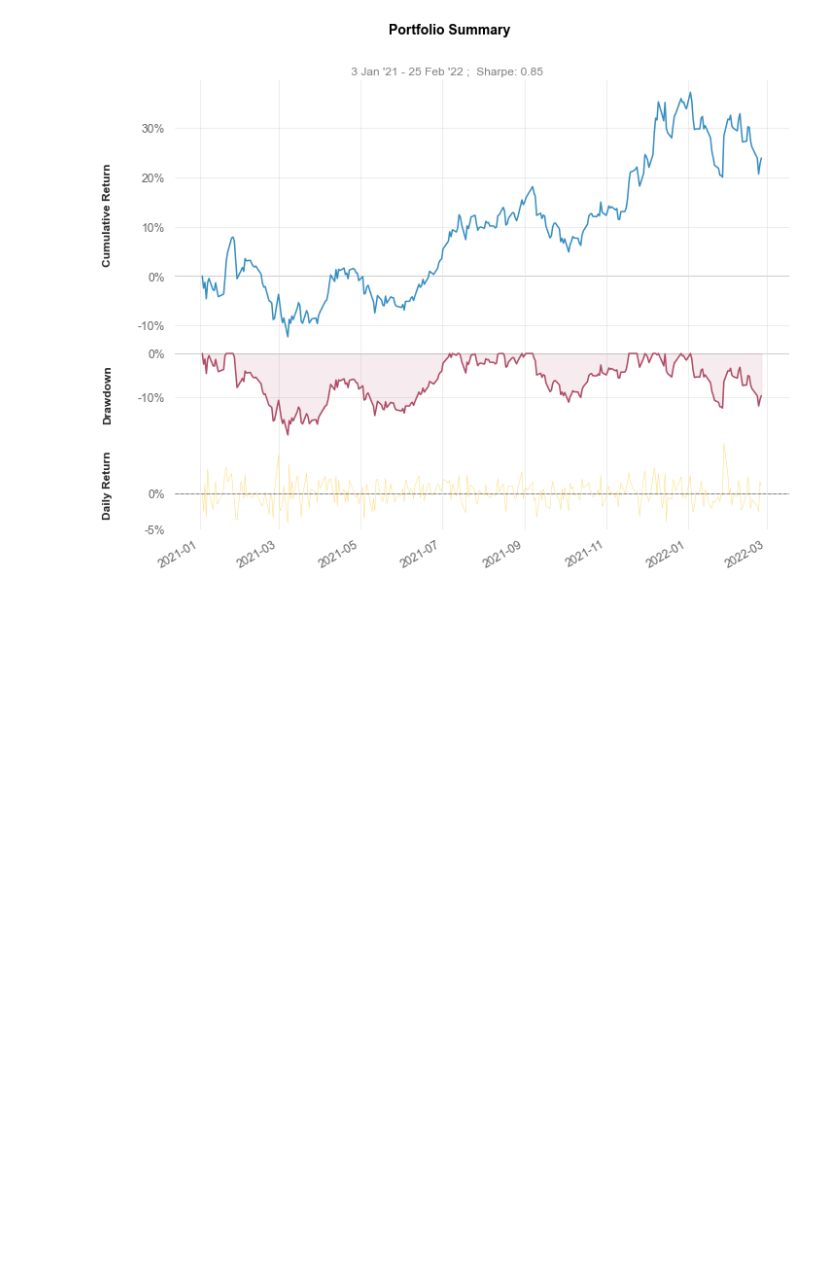
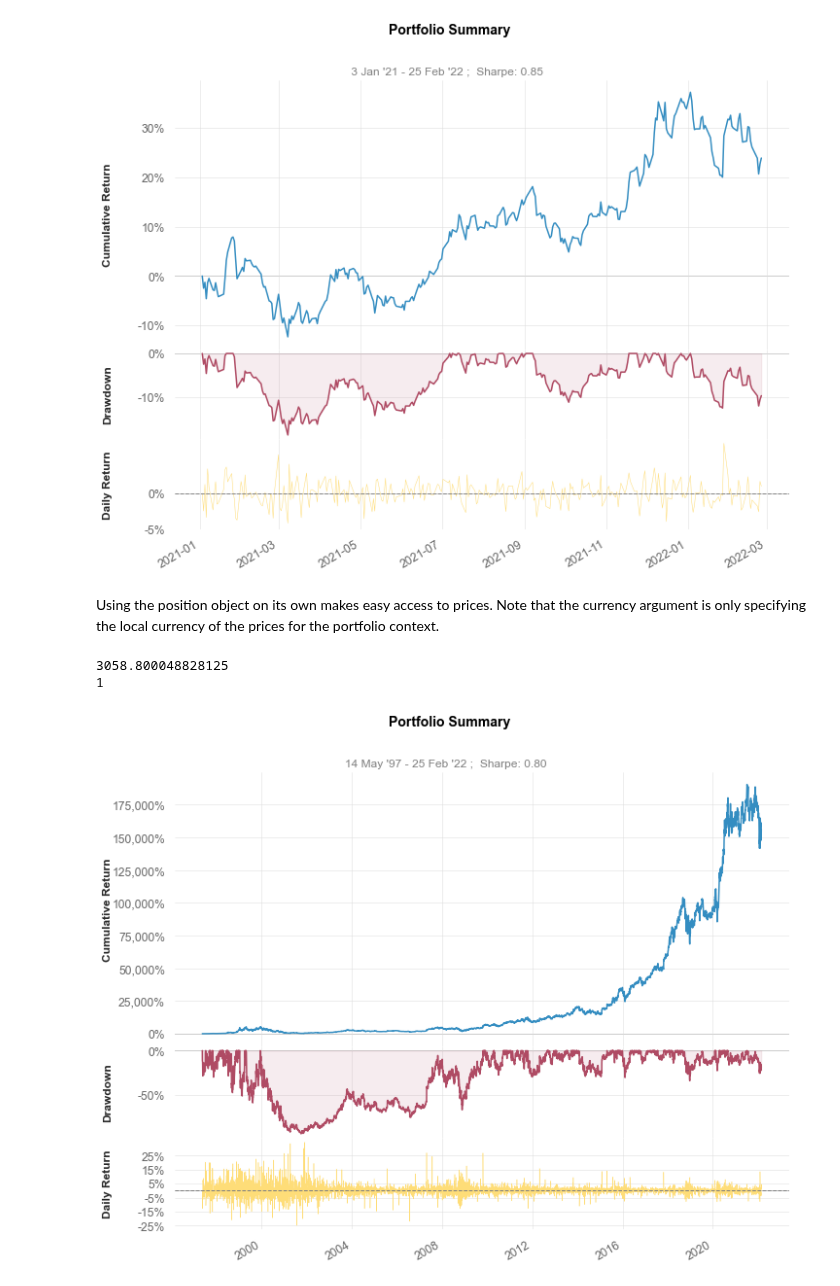
Before and after one commit to webclinic017/pyportlib, a Jupyter notebook: examples.ipynb, the cells around one changed output. Drawn from its saved outputs; the diff is of its cells as text; code cells hidden in the pictures; blank space fills up the shorter version.

```diff
--- a/examples.ipynb
+++ b/examples.ipynb
@@ -105,3 +105,14 @@ import quantstats as qs
 qs.plots.snapshot(ret)
 # %% [output]
 [figure]
+# %% [markdown]
+Using the position object on its own makes easy access to prices. Note that the currency argument is only specifying the local currency of the prices for the portfolio context.
+# %%
+p = porto.Position("AMZN")
+print(p.prices.iloc[-1])
+print(p.quantities.iloc[-1])
+qs.plots.snapshot(p.prices.pct_change())
+# %% [output]
+3058.800048828125
+1
+[figure, added]
```
Also changed, not shown: 2 other files.
